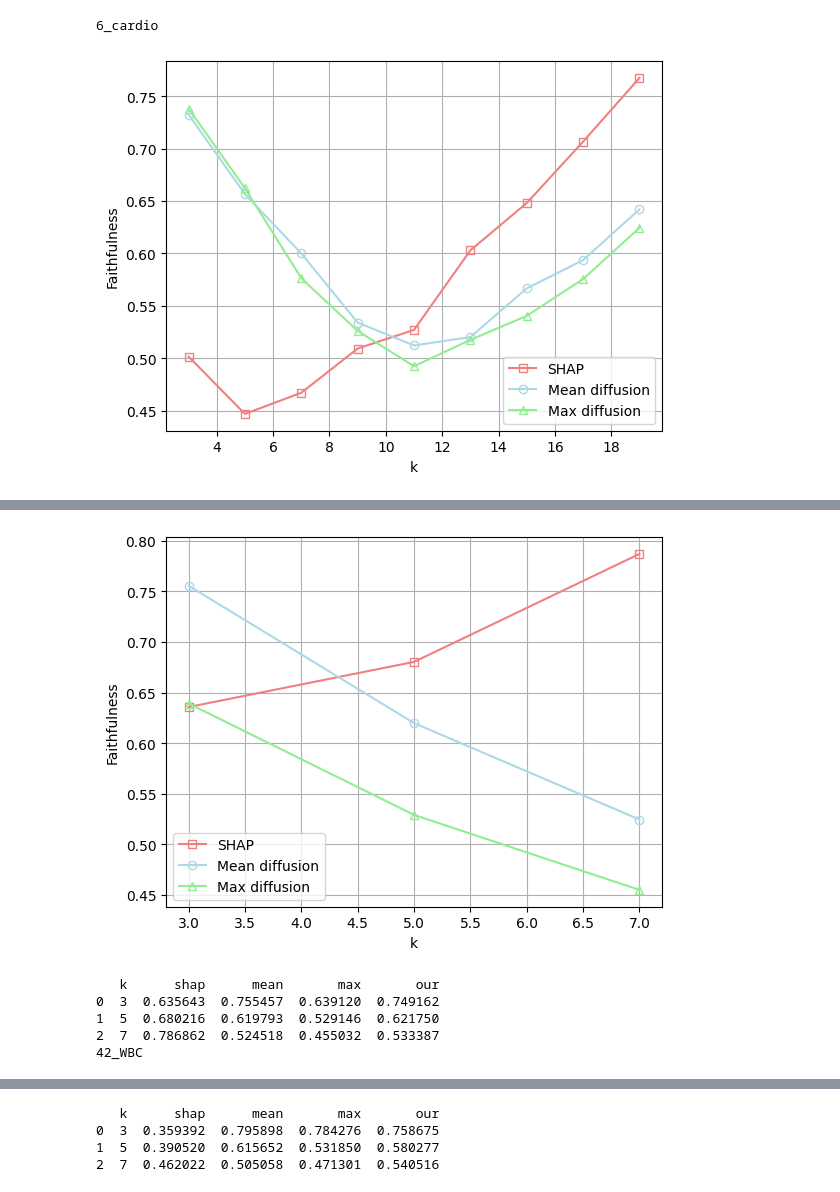
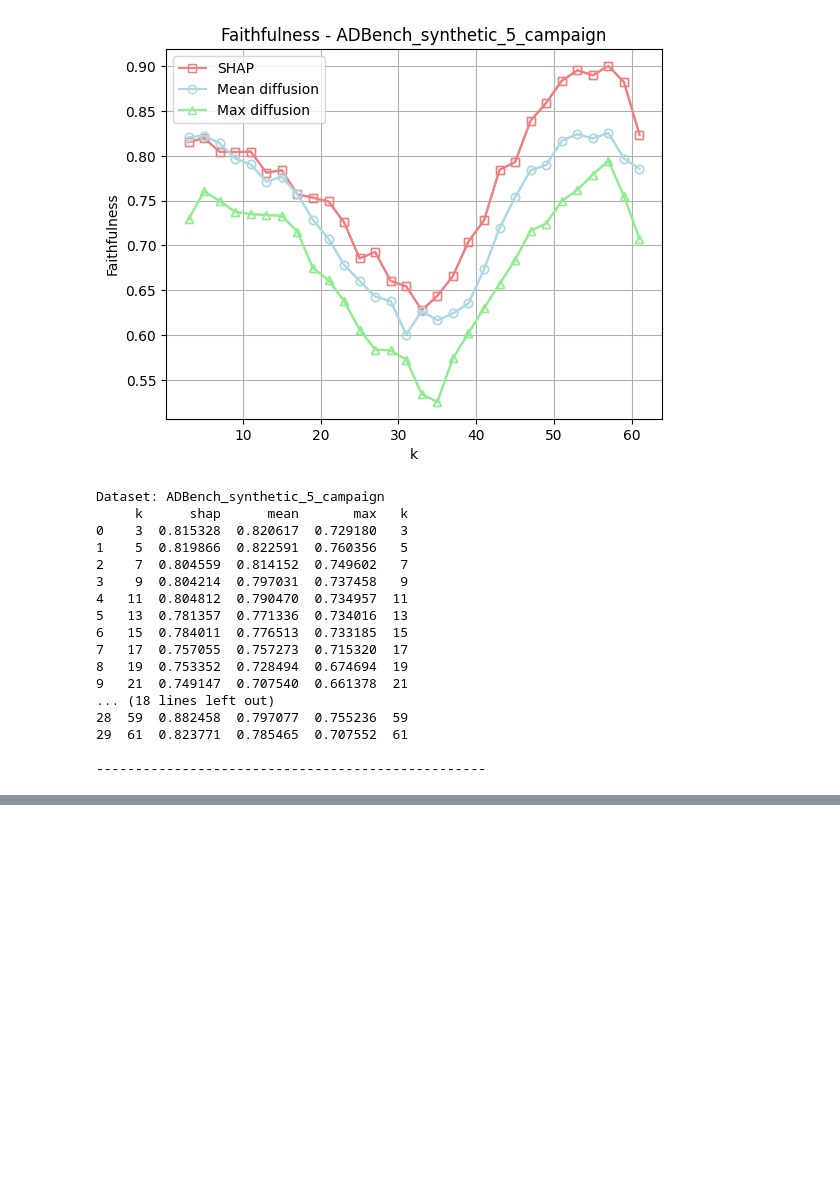
Before and after one commit to ElouanV/iterative_learning_for_anomaly_detection, a Jupyter notebook: notebooks/plot_explainability_real_data.ipynb, the cells around one changed output, grey strips where cells are left out. Cells and saved outputs as stored; diff of their text form; code cells hidden in the pictures; blank space fills up the shorter version.

```diff
--- a/notebooks/plot_explainability_real_data.ipynb
+++ b/notebooks/plot_explainability_real_data.ipynb
@@ -4,12 +4,16 @@ import matplotlib.pyplot as plt
 import seaborn as sns
 import numpy as np
 # %%
-datasets = ['6_cardio', '18_ionoshere', '4_breastw', '42_WBC']
+# datasets = ['6_cardio', '18_Ionosphere', '4_breastw', '42_WBC', 'ADBench_synthetic_5_campaign', 'ADBench_synthetic_19_landsat']
+datasets = ['ADBench_synthetic_5_campaign', 'ADBench_synthetic_19_landsat']
 # %%
 # Fidelity
 for dataset in datasets:
     try:
         fidelity_df = pd.read_csv(f'fidelity_{dataset}.csv')
+        if 'k' not in fidelity_df.columns:
+            k_col = np.array(list(range(3, 100), 2)[:len(fidelity_df)])
+            fidelity_df['k'] = k_col
     except FileNotFoundError:
         print(f"File fidelity_{dataset}.csv not found.")
         continue
@@ -34,24 +33,60 @@ File fidelity_18_ionoshere.csv not found.
 # %%
-# Faithfulness
 for dataset in datasets:
     try:
         faithfulness_df = pd.read_csv(f'faithfulness_{dataset}.csv')
+        if 'k' not in faithfulness_df.columns and 'index' in faithfulness_df.columns:
+            k_col = np.array(list(range(3, 100, 2))[:len(faithfulness_df)], dtype=int)
+            faithfulness_df['k'] = k_col
     except FileNotFoundError:
-        print(f"File fidelity_{dataset}.csv not found.")
+        print(f"File faithfulness_{dataset}.csv not found.")
         continue
-    # Rename index column to 'k'
-    faithfulness_df.rename(columns={'index': 'k'}, inplace=True)
+
+    # Create a new figure for each dataset
+
+    # Rename index column to 'k' if needed
+    if 'index' in faithfulness_df.columns:
+        faithfulness_df.rename(columns={'index': 'k'}, inplace=True)
+
+    # Plot the data
     plt.plot(faithfulness_df['k'], faithfulness_df['shap'], label='SHAP', marker='s', linestyle='-', color='lightcoral', markerfacecolor='none')
     plt.plot(faithfulness_df['k'], faithfulness_df['mean'], label='Mean diffusion', marker='o', linestyle='-', color='lightblue', markerfacecolor='none')
     plt.plot(faithfulness_df['k'], faithfulness_df['max'], label='Max diffusion', marker='^', linestyle='-', color='lightgreen', markerfacecolor='none')
+
+    # Add labels and grid
     plt.xlabel('k')
     plt.ylabel('Faithfulness')
-    print(dataset)
-    plt.grid()
-    plt.legend()
+    plt.title(f'Faithfulness - {dataset}')
+    plt.grid(True)
+
+    # Create legend with unique labels
+    handles, labels = plt.gca().get_legend_handles_labels()
+    by_label = dict(zip(labels, handles))
+    plt.legend(by_label.values(), by_label.keys())
+
+    # Save and show the figure
     plt.savefig(f'faithfulness_{dataset}.png', dpi=300, bbox_inches='tight')
     plt.show()
+    plt.close()  # Close the figure to ensure clean state for next iteration
+
+    print(f"Dataset: {dataset}")
     print(faithfulness_df)
+    print("\n" + "-"*50 + "\n")  # Separator between datasets
 # %% [output]
+[figure, new version]
-6_cardio
+Dataset: ADBench_synthetic_5_campaign
+     k      shap      mean       max   k
+0    3  0.815328  0.820617  0.729180   3
+1    5  0.819866  0.822591  0.760356   5
+2    7  0.804559  0.814152  0.749602   7
+3    9  0.804214  0.797031  0.737458   9
+4   11  0.804812  0.790470  0.734957  11
+5   13  0.781357  0.771336  0.734016  13
+6   15  0.784011  0.776513  0.733185  15
+7   17  0.757055  0.757273  0.715320  17
+8   19  0.753352  0.728494  0.674694  19
+9   21  0.749147  0.707540  0.661378  21
+... (18 lines left out)
+28  59  0.882458  0.797077  0.755236  59
+29  61  0.823771  0.785465  0.707552  61
+
+--------------------------------------------------
-[figure, old version]
@@ -70,6 +110,0 @@ File fidelity_18_ionoshere.csv not found.
-[figure, old version]
-   k      shap      mean       max       our
-0  3  0.635643  0.755457  0.639120  0.749162
-1  5  0.680216  0.619793  0.529146  0.621750
-2  7  0.786862  0.524518  0.455032  0.533387
-42_WBC
@@ -77,5 +111 @@ File fidelity_18_ionoshere.csv not found.
-   k      shap      mean       max       our
-0  3  0.359392  0.795898  0.784276  0.758675
-1  5  0.390520  0.615652  0.531850  0.580277
-2  7  0.462022  0.505058  0.471301  0.540516
 # %%
```
Also changed, not shown: parts of 3 cells of this notebook, 6 other files.
